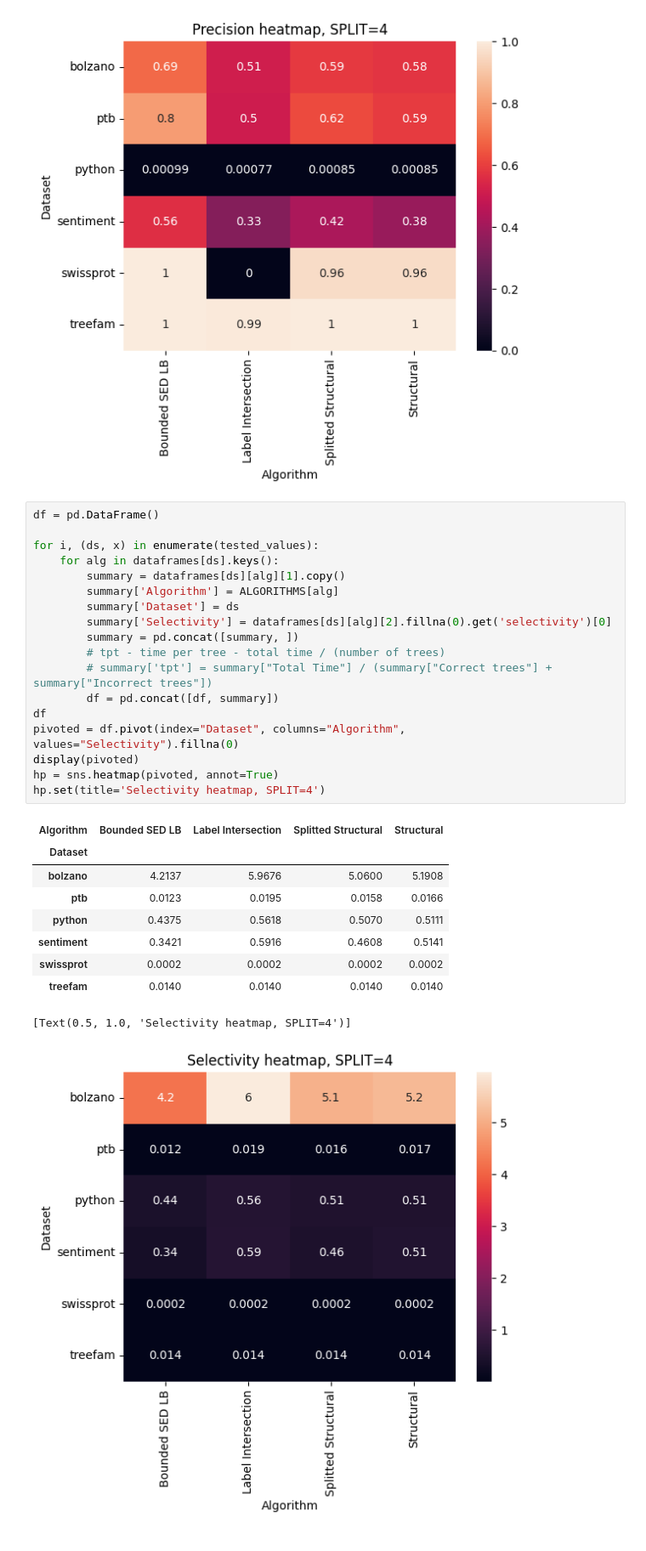
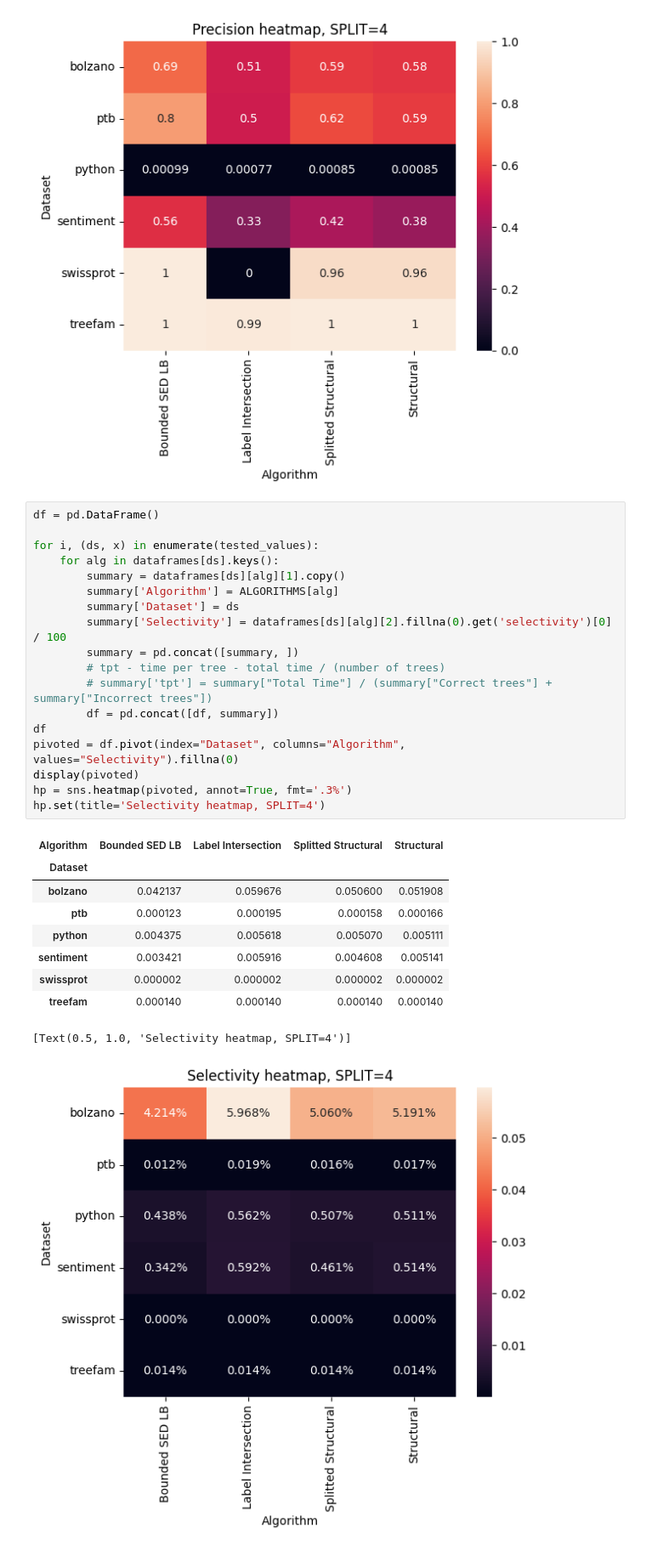
Before and after one commit to LukMRVC/tree-statistics, a Jupyter notebook: TED-viz.ipynb, the cells around one changed output. Shown at 85% size. Cells and saved outputs as stored; diff of their text form.

```diff
--- a/TED-viz.ipynb
+++ b/TED-viz.ipynb
@@ -184,29 +196,29 @@ hp.set(title='Precision heatmap, SPLIT=4')
 # %%
 df = pd.DataFrame()
 
 for i, (ds, x) in enumerate(tested_values):
     for alg in dataframes[ds].keys():
         summary = dataframes[ds][alg][1].copy()
         summary['Algorithm'] = ALGORITHMS[alg]
         summary['Dataset'] = ds
-        summary['Selectivity'] = dataframes[ds][alg][2].fillna(0).get('selectivity')[0]
+        summary['Selectivity'] = dataframes[ds][alg][2].fillna(0).get('selectivity')[0] / 100
         summary = pd.concat([summary, ])
         # tpt - time per tree - total time / (number of trees)
         # summary['tpt'] = summary["Total Time"] / (summary["Correct trees"] + summary["Incorrect trees"])
         df = pd.concat([df, summary])
 df
 pivoted = df.pivot(index="Dataset", columns="Algorithm", values="Selectivity").fillna(0)
 display(pivoted)
-hp = sns.heatmap(pivoted, annot=True)
+hp = sns.heatmap(pivoted, annot=True, fmt='.3%')
 hp.set(title='Selectivity heatmap, SPLIT=4')
 # %% [output]
 | Algorithm | Bounded SED LB | Label Intersection | Splitted Structural | Structural |
 | Dataset |  |  |  |  |
-| bolzano | 4.2137 | 5.9676 | 5.0600 | 5.1908 |
-| ptb | 0.0123 | 0.0195 | 0.0158 | 0.0166 |
-| python | 0.4375 | 0.5618 | 0.5070 | 0.5111 |
-| sentiment | 0.3421 | 0.5916 | 0.4608 | 0.5141 |
-| swissprot | 0.0002 | 0.0002 | 0.0002 | 0.0002 |
-| treefam | 0.0140 | 0.0140 | 0.0140 | 0.0140 |
+| bolzano | 0.042137 | 0.059676 | 0.050600 | 0.051908 |
+| ptb | 0.000123 | 0.000195 | 0.000158 | 0.000166 |
+| python | 0.004375 | 0.005618 | 0.005070 | 0.005111 |
+| sentiment | 0.003421 | 0.005916 | 0.004608 | 0.005141 |
+| swissprot | 0.000002 | 0.000002 | 0.000002 | 0.000002 |
+| treefam | 0.000140 | 0.000140 | 0.000140 | 0.000140 |
 [Text(0.5, 1.0, 'Selectivity heatmap, SPLIT=4')]
-[figure, old version]
+[figure, new version]
```
Also changed, not shown: parts of 5 cells of this notebook, 3 other files.
